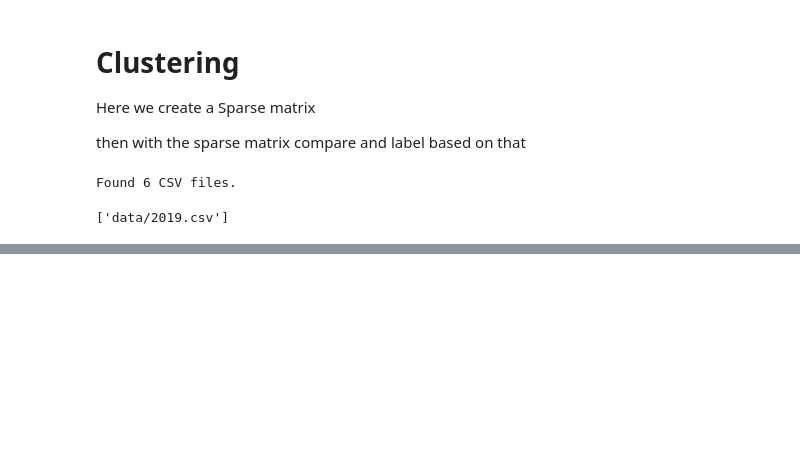
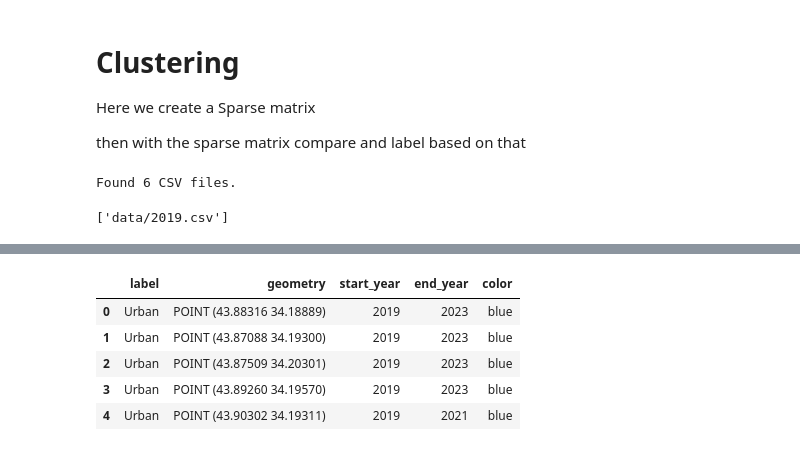
Before and after one commit to JamesChamberlainw/heritage-monitoring-kit, a Jupyter notebook: generate_map.ipynb, the cells around one changed output, grey strips where cells are left out. Saved outputs shown, nothing was run; the diff lists cells and outputs as text; code cells hidden in the pictures; blank space fills up the shorter version.

Commit message:
Started work on ts_cluster class

```diff
--- a/generate_map.ipynb
+++ b/generate_map.ipynb
@@ -358,0 +330,3 @@ class ts_cluster():
+# %%
+# empty label list
+labels = gpd.GeoDataFrame(columns=["label", "geometry", "start_year", "end_year"], geometry="geometry")
@@ -358,0 +491,9 @@ class ts_cluster():
+# %%
+labels.head()
+# %% [output]
+|  | label | geometry | start_year | end_year | color |
+| 0 | Urban | POINT (43.88316 34.18889) | 2019 | 2023 | blue |
+| 1 | Urban | POINT (43.87088 34.19300) | 2019 | 2023 | blue |
+| 2 | Urban | POINT (43.87509 34.20301) | 2019 | 2023 | blue |
+| 3 | Urban | POINT (43.89260 34.19570) | 2019 | 2023 | blue |
+| 4 | Urban | POINT (43.90302 34.19311) | 2019 | 2021 | blue |
```
Also changed, not shown: parts of 9 cells of this notebook.
